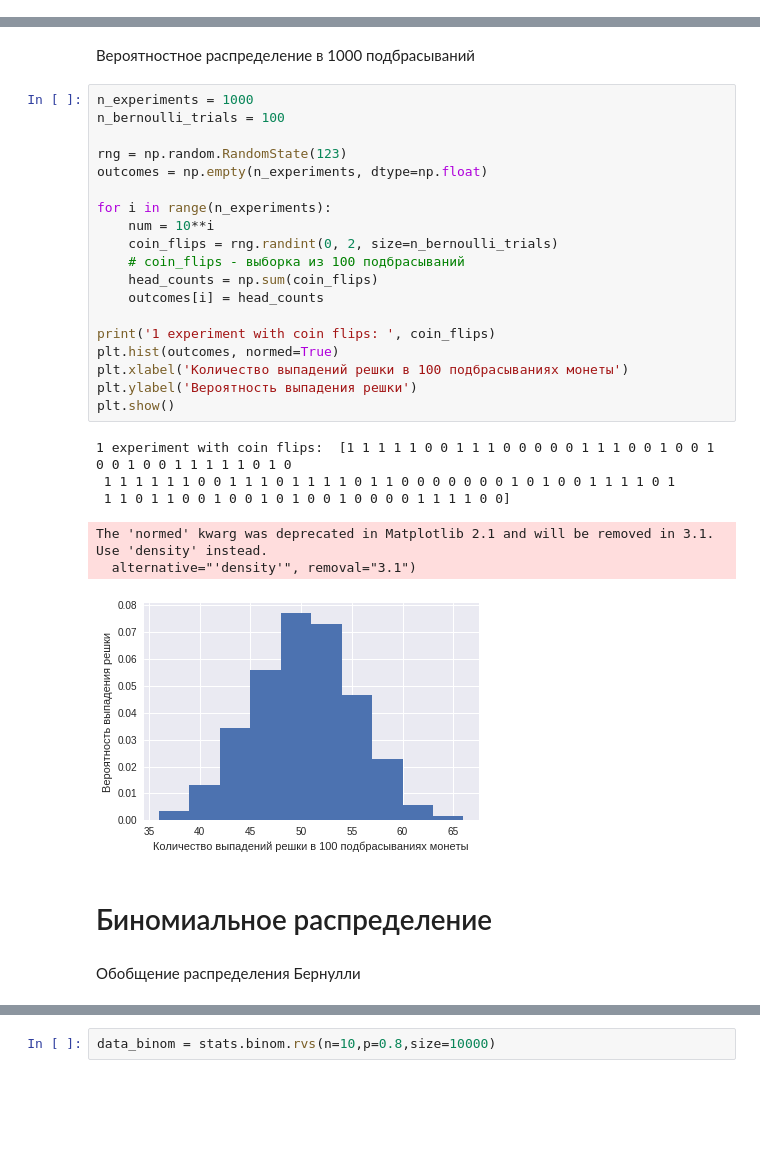
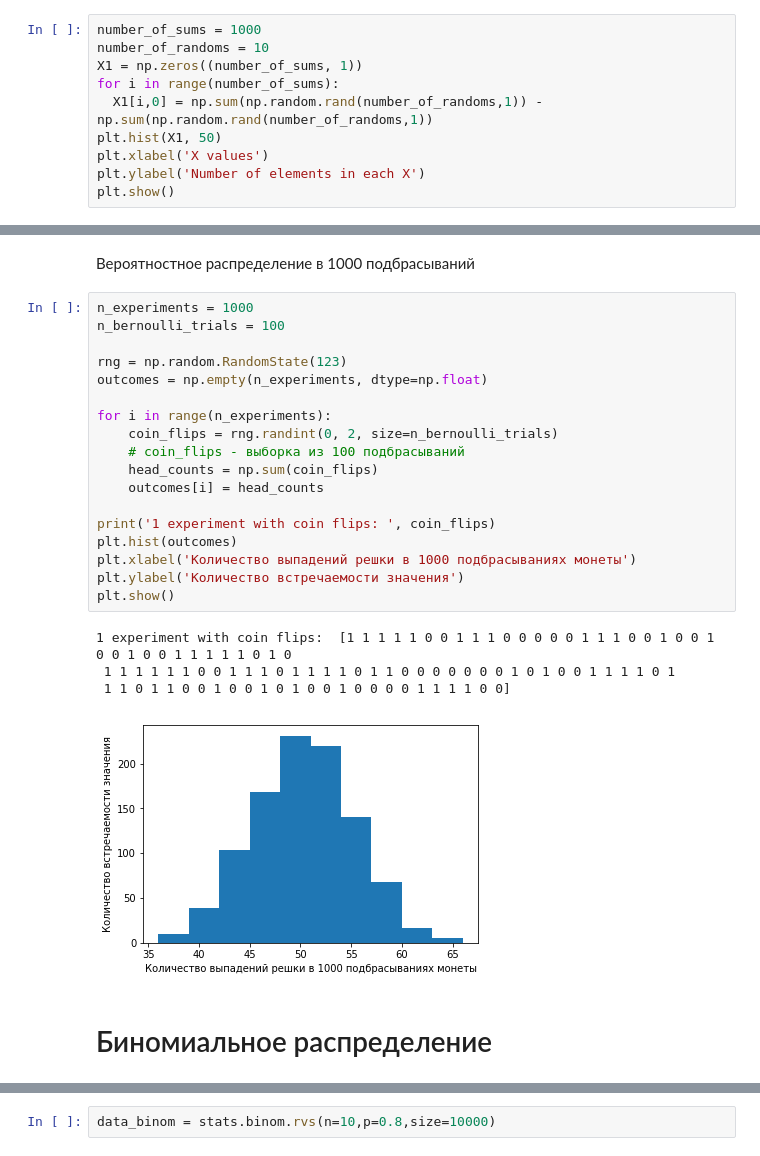
Before and after one commit to SIzrantsev/netology_statistics, a Jupyter notebook: lecture_2.ipynb, the cells around one changed output, grey strips where cells are left out. Saved outputs shown, nothing was run; the diff lists cells and outputs as text; blank space fills up the shorter version.

```diff
--- a/lecture_2.ipynb
+++ b/lecture_2.ipynb
@@ -405,0 +410,10 @@ print('В процентном соотношении: ', count_all/len(sepal_wi
+# %%
+number_of_sums = 1000
+number_of_randoms = 10
+X1 = np.zeros((number_of_sums, 1))
+for i in range(number_of_sums):
+  X1[i,0] = np.sum(np.random.rand(number_of_randoms,1)) - np.sum(np.random.rand(number_of_randoms,1))
+plt.hist(X1, 50)
+plt.xlabel('X values')
+plt.ylabel('Number of elements in each X')
+plt.show()
@@ -565,30 +599,25 @@ for i in range(7):
 # %%
 n_experiments = 1000
 n_bernoulli_trials = 100
 
 rng = np.random.RandomState(123)
 outcomes = np.empty(n_experiments, dtype=np.float)
 
 for i in range(n_experiments):
-    num = 10**i
     coin_flips = rng.randint(0, 2, size=n_bernoulli_trials)
     # coin_flips - выборка из 100 подбрасываний
     head_counts = np.sum(coin_flips)
     outcomes[i] = head_counts
 
 print('1 experiment with coin flips: ', coin_flips)
-plt.hist(outcomes, normed=True)
-plt.xlabel('Количество выпадений решки в 100 подбрасываниях монеты')
-plt.ylabel('Вероятность выпадения решки')
+plt.hist(outcomes)
+plt.xlabel('Количество выпадений решки в 1000 подбрасываниях монеты')
+plt.ylabel('Количество встречаемости значения')
 plt.show()
 # %% [output]
 1 experiment with coin flips:  [1 1 1 1 1 0 0 1 1 1 0 0 0 0 0 1 1 1 0 0 1 0 0 1 0 0 1 0 0 1 1 1 1 1 0 1 0
  1 1 1 1 1 1 0 0 1 1 1 0 1 1 1 1 0 1 1 0 0 0 0 0 0 0 1 0 1 0 0 1 1 1 1 0 1
  1 1 0 1 1 0 0 1 0 0 1 0 1 0 0 1 0 0 0 0 1 1 1 1 0 0]
-The 'normed' kwarg was deprecated in Matplotlib 2.1 and will be removed in 3.1. Use 'density' instead.
-  alternative="'density'", removal="3.1")
-[figure, old version]
+[figure, new version]
 # %% [markdown]
 # Биномиальное распределение
-# %% [markdown]
-Обобщение распределения Бернулли
```
Also changed, not shown: parts of 39 cells of this notebook.
